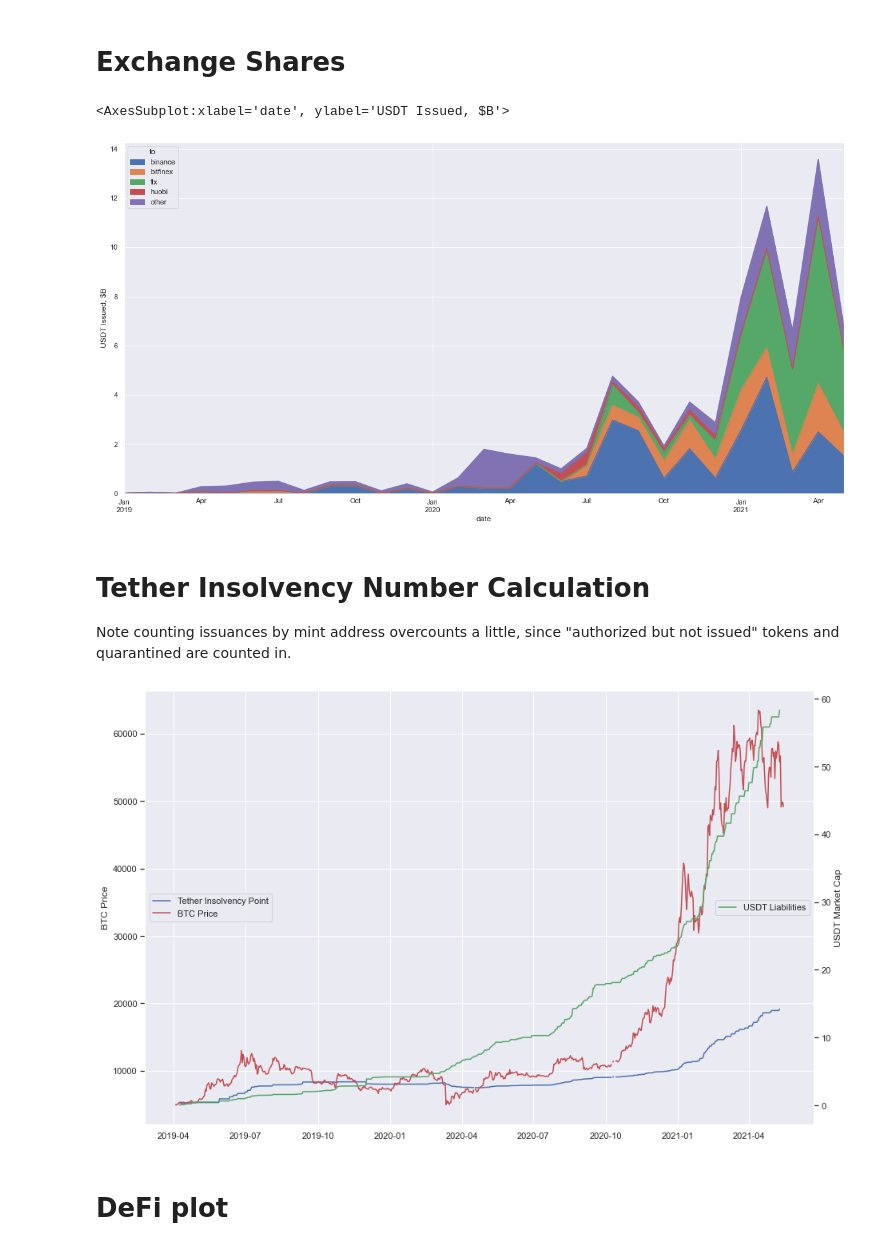
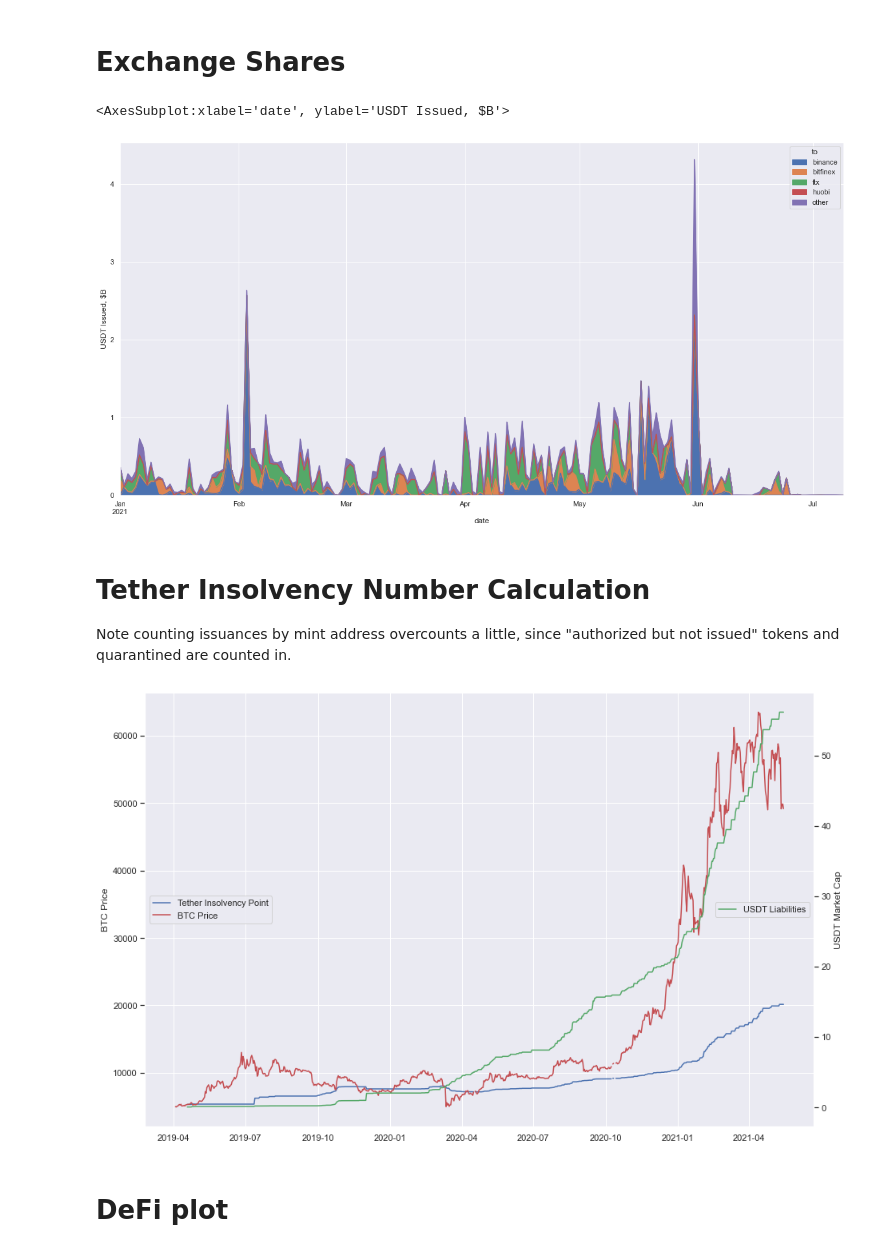
Before and after one commit to VHRanger/tether, a Jupyter notebook: analysis.ipynb, the cells around one changed output. Saved outputs shown, nothing was run; the diff lists cells and outputs as text; code cells hidden in the pictures.

```diff
--- a/analysis.ipynb
+++ b/analysis.ipynb
@@ -27,7 +27,7 @@ with open("data/known_addresses.json", 'r') as f:
 
 ### Read & Clean ETH blockchain data
 # From https://etherscan.io/address/0x5754284f345afc66a98fbb0a0afe71e0f007b949#tokentxns
-eth = pd.read_csv("data/ethchain.csv", index_col=False)
+eth = pd.read_csv("eth.csv", index_col=False)
 eth['date'] = pd.to_datetime(eth.DateTime)
 eth = eth.drop(columns=['DateTime', 'Txhash', 'UnixTimestamp', 'ContractAddress', 'TokenName'])
 eth.columns = ['from', 'to', 'value', 'token', 'date']
@@ -38,7 +38,7 @@ eth['from'] = eth['from'].apply(safe_map)
 
 ### Read & Clean Tron blockchain data
 # From https://tronscan.org/#/address/TKHuVq1oKVruCGLvqVexFs6dawKv6fQgFs/transfers
-tron = pd.read_csv("data/tronchain.csv")
+tron = pd.read_csv("tron.csv")
 tron = tron.drop(columns=['transaction_id', 'block', 'contractRet', 'confirmed'])
 tron.columns = ['date', 'from', 'to', 'value']
 tron['chain'] = 'tron'
@@ -191,7 +191,7 @@ defi.sample(3)
 # %% [markdown]
 # Exchange Shares
 # %%
-DATE_FROM = '2019-01-01'
+DATE_FROM = '2021-01-01'
 
 dd = df.copy()
 
@@ -206,35 +206,35 @@ dd.loc[dd.to.str.contains('okex'), 'to'] = 'other'
 dd.loc[dd.to.str.contains('nexo'), 'to'] = 'other'
 dd.loc[dd.to.str.contains('bitfinex'), 'to'] = 'bitfinex'
 
 dd = dd.loc[
     (dd.date >= DATE_FROM)
     & (dd.date < (dd.date.max() - datetime.timedelta(days=3)))
 ]
 
-dd['date'] = dd.date.dt.to_period("M")
+dd['date'] = dd.date.dt.to_period("D")
 
 ddd = (dd.loc[
         dd['from'].str.contains('scrambler')
     ]
    .groupby(['to', 'date'])
    .value.sum()
    .reset_index()
 )
 
 ddd = ddd.loc[~(ddd.to.str.contains('cold'))]
 ddd.value /= 1_000_000_000
 
 fig, ax = plt.subplots(figsize = (20, 10))
 
 ax.set_ylabel("USDT Issued, $B")
 
 (ddd.pivot(index='date', columns='to', values='value')
     .fillna(0)
     .plot.area(ax=ax)
 )
 # %% [output]
 <AxesSubplot:xlabel='date', ylabel='USDT Issued, $B'>
-[figure, old version]
+[figure, new version]
 # %% [markdown]
 # Tether Insolvency Number Calculation
 
@@ -289,7 +289,7 @@ ax2.set_ylabel("USDT Market Cap")
 # plt.legend(labels=["USDT Market Cap"], loc=0)
 plt.show()
 # %% [output]
-[figure, old version]
+[figure, new version]
 # %% [markdown]
 # DeFi plot
 # %%
```
Also changed, not shown: parts of 10 cells of this notebook, 2 other files.
